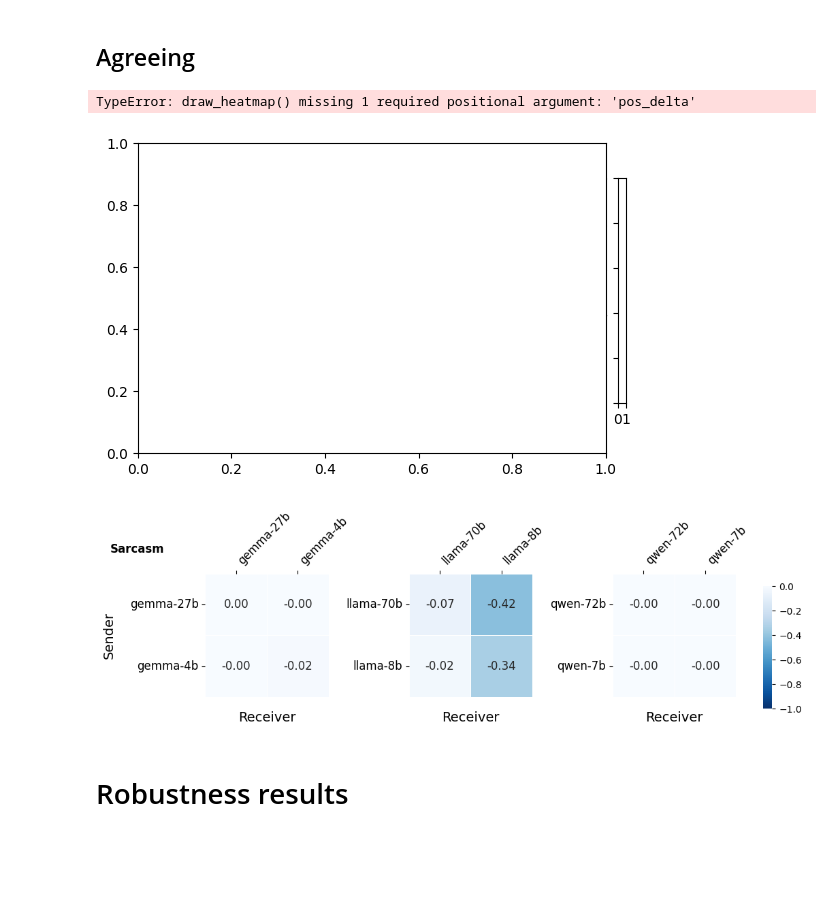
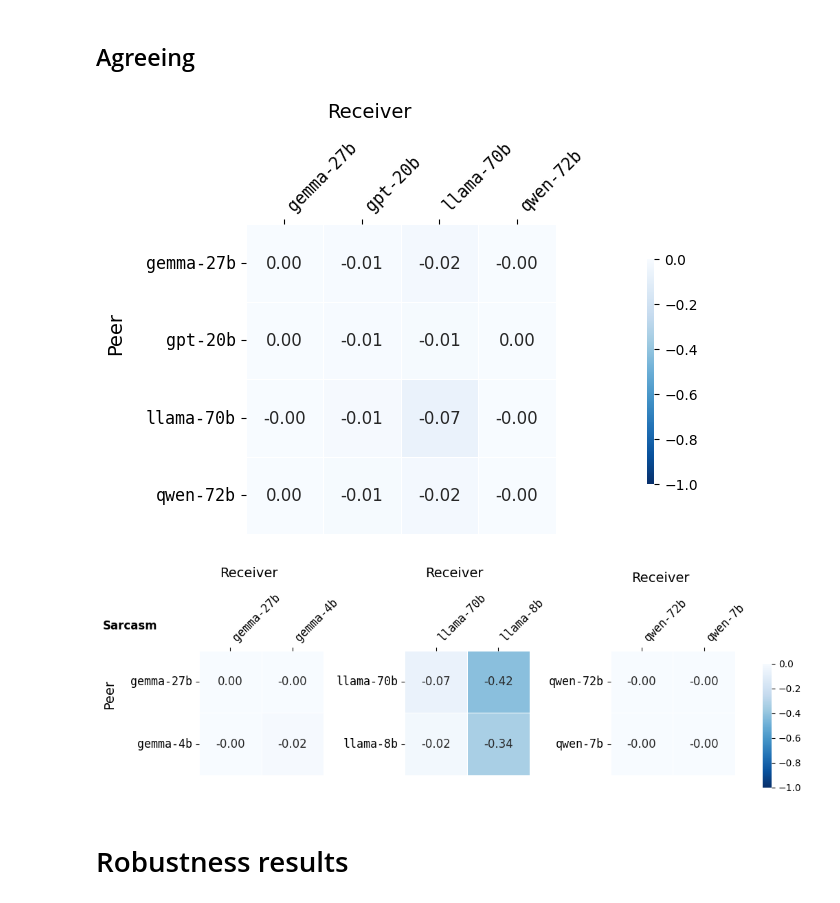
Before and after one commit to fridanl/thesis-mas, a Jupyter notebook: src/eda.ipynb, the cells around one changed output. Drawn from its saved outputs; the diff is of its cells as text; code cells hidden in the pictures; blank space fills up the shorter version.

```diff
--- a/src/eda.ipynb
+++ b/src/eda.ipynb
@@ -12,0 +46,11 @@ import matplotlib.gridspec as gridspec
+# %%
+for dataset in DATASETS.keys():
+    consistency = pd.read_csv(f'../evaluation/{dataset}/main/claims_label_consistency.csv', index_col=0)
+
+    total = consistency[['all_negative', 'all_positive', 'mixed']].sum(axis=1)
+    consistency['all_negative_rate'] = (consistency['all_negative'] / total) * 100
+    consistency['all_positive_rate'] = (consistency['all_positive'] / total) * 100
+    consistency['mixed_rate']        = (consistency['mixed'] / total) * 100
+
+    print(f'\n=== {dataset} ===')
+    print(consistency[['model', 'all_negative_rate', 'all_positive_rate', 'mixed_rate']].round(2))
@@ -38,9 +189,10 @@ def load_deltas_main(base_path: Path):
 
         dataset = dataset_dir / 'main'
 
-        print(dataset_dir.name.upper())
+        for file in dataset.glob('*.csv'):
+            if file.stem == 'claims_label_consistency':
+                continue
 
-        for file in dataset.glob('*.csv'):
             name = file.stem
 
             parts = name.split("_")
@@ -193,7 +265,7 @@ def to_latex_pivot(df: pd.DataFrame, value_col: str, caption: str, label: str) -
     \\resizebox{{\\textwidth}}{{!}}{{
     \\begin{{tabular}}{{{col_format}}}
     \\toprule
-    \\diagbox{{Sender}}{{Receiver}} & {col_headers} \\\\
+    \\diagbox{{Peer}}{{Receiver}} & {col_headers} \\\\
     \\midrule
         {body}
     \\bottomrule
@@ -326,8 +400,6 @@ def add_marginals(pivot):
     return pivot
 # %%
 def draw_heatmap(ax, pivot, show_ylabel, show_cbar, cbar_ax, pos_delta: bool):
-    import numpy as np
-
     n_rows, n_cols = pivot.shape
     is_marginal = np.zeros((n_rows, n_cols), dtype=bool)
     bold_marginal = np.zeros((n_rows, n_cols), dtype=bool)
@@ -394,10 +466,11 @@ def draw_heatmap(ax, pivot, show_ylabel, show_cbar, cbar_ax, pos_delta: bool):
                     for lbl in ax.get_yticklabels()])
 
     # Sets the ylabel and xlabel + puts the xlabel on top
-    ax.set_ylabel("Sender" if show_ylabel else "", fontsize=14, labelpad=15)
+    ax.set_ylabel("Peer" if show_ylabel else "", fontsize=14, labelpad=15)
 
     ax.xaxis.tick_top()
-    plt.setp(ax.get_xticklabels(), rotation=45, ha='left', va='bottom', rotation_mode='default')
+    plt.setp(ax.get_xticklabels(), rotation=45, ha='left', va='bottom', rotation_mode='default', fontfamily='monospace')
+    plt.setp(ax.get_yticklabels(),fontfamily='monospace')
     ax.set_xlabel("Receiver", fontsize=14, labelpad=15)
     ax.xaxis.set_label_position('top')
     ax.tick_params(axis="both", labelsize=12)
@@ -1223,36 +1294,36 @@ grid = gridspec.GridSpec(
     bottom=0.08,
 )
 
 # Shared colourbar axis (far right)
 cbar_ax = fig.add_axes([0.9, 0.18, 0.013, 0.45])
 
 cbar_drawn = False
 
 ax = fig.add_subplot(grid[0])
 
 agreeing = DELTAS['sarcasm']['agreeing']['model']
 pivot = to_pivot(agreeing, 'macro_neg_delta_realisation', ROW_ORDER, COL_ORDER)
 
 show_ylabel = True
 show_cbar   = not cbar_drawn
 
 draw_heatmap(
     ax, pivot,
     show_ylabel=show_ylabel,
     show_cbar=show_cbar,
     cbar_ax=cbar_ax if show_cbar else None,
+    pos_delta=False
 
 )
 ax.set_yticklabels(ax.get_yticklabels(), rotation=0)
 if show_cbar:
     cbar_drawn = True
 
-ax.set_title('Sarcasm', fontweight = 'bold', fontsize = 14, pad = 10)
+# ax.set_title('Sarcasm', fontweight = 'bold', fontsize = 14, pad = 10)
 
 plt.savefig(f'../plots/large-neg-overall-agreeing.png', dpi=300, bbox_inches = 'tight')
 # %% [output]
-TypeError: draw_heatmap() missing 1 required positional argument: 'pos_delta'
-[figure, old version]
+[figure, new version]
 # %%
 DATASET_NAMES = ['sarcasm']
 value_col = 'macro_neg_delta_realisation'
@@ -1309,6 +1380,7 @@ for row_idx, dataset in enumerate(DATASET_NAMES):
             show_ylabel=show_ylabel,
             show_cbar=show_cbar,
             cbar_ax=cbar_ax if show_cbar else None,
+            pos_delta=False
         )
         ax.set_yticklabels(ax.get_yticklabels(), rotation=0)
         if not top_axes:
@@ -1334,7 +1406,7 @@ for row_idx, dataset in enumerate(DATASET_NAMES):
 
 plt.savefig(f'../plots/pairs-neg-overall-agreeing.png', dpi=300, bbox_inches = 'tight')
 # %% [output]
-[figure, old version]
+[figure, new version]
 # %% [markdown]
 # Robustness results
 # %%
```
Also changed, not shown: parts of 55 cells of this notebook, 29 other files.
